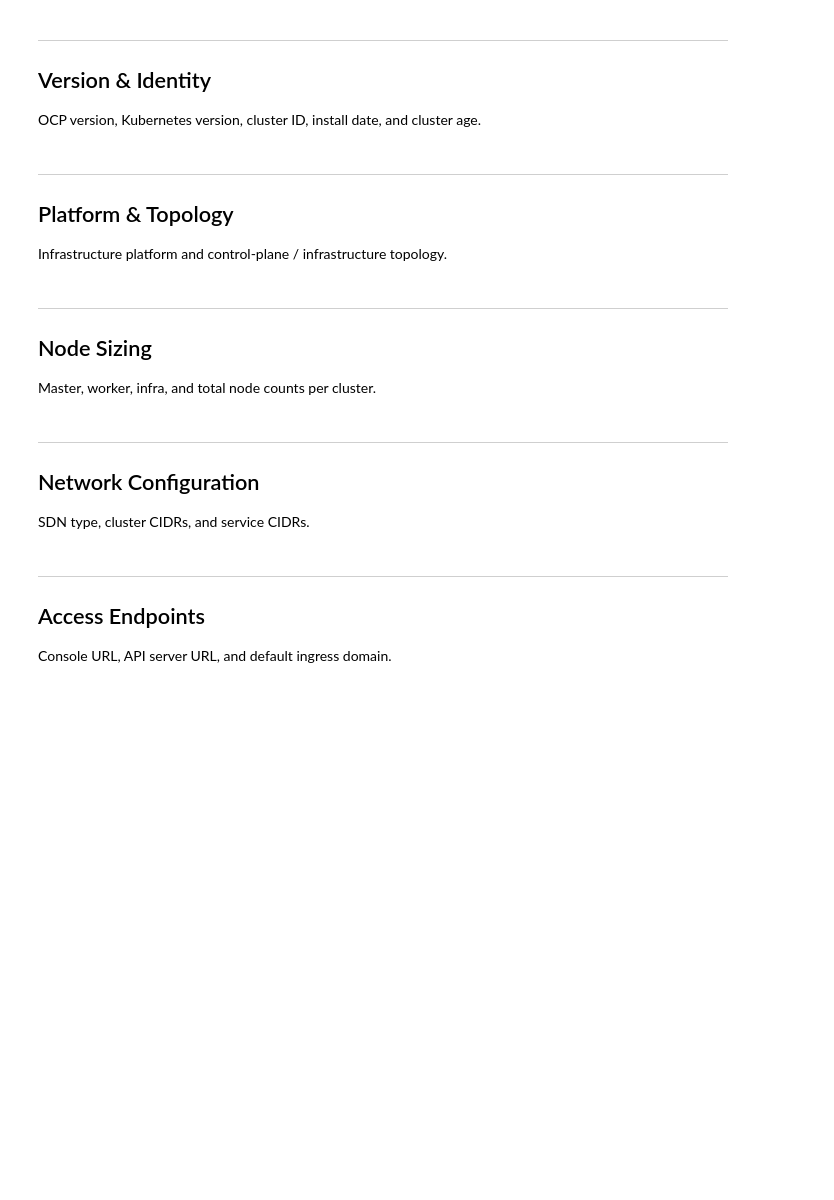
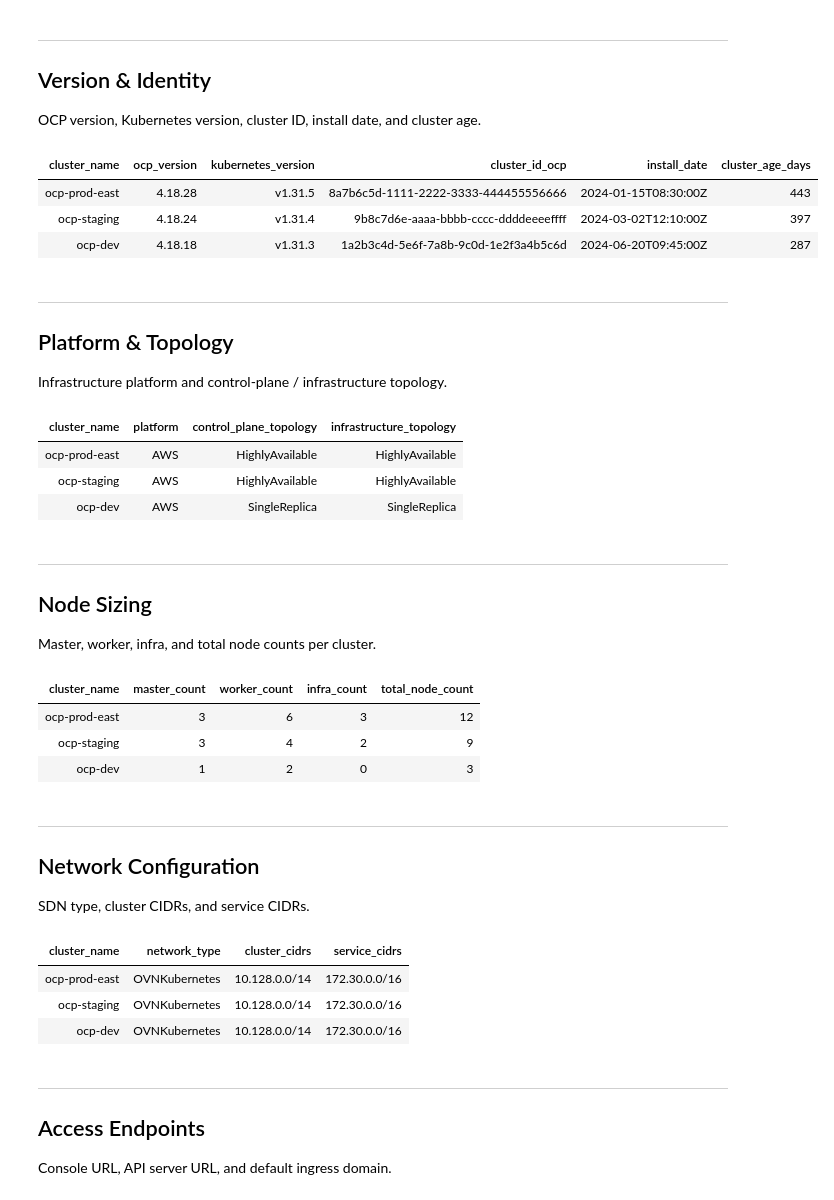
Before and after one commit to stuartshay/openshift-csv-exporter, a Jupyter notebook: notebook/cluster-overview.ipynb, the cells around one changed output. Drawn from its saved outputs; the diff is of its cells as text; code cells hidden in the pictures; blank space fills up the shorter version.

```diff
--- a/notebook/cluster-overview.ipynb
+++ b/notebook/cluster-overview.ipynb
@@ -48,18 +98,23 @@ OCP version, Kubernetes version, cluster ID, install date, and cluster age.
 # %%
 df_version = pd.read_sql(
     session.query(
         Cluster.cluster_name,
         ClusterOverview.ocp_version,
         ClusterOverview.kubernetes_version,
         ClusterOverview.cluster_id_ocp,
         ClusterOverview.install_date,
         ClusterOverview.cluster_age_days,
     )
     .join(Cluster, ClusterOverview.cluster_id == Cluster.id)
     .statement,
     engine,
 )
-df_version
+style_table(df_version)
+# %% [output]
+| cluster_name | ocp_version | kubernetes_version | cluster_id_ocp | install_date | cluster_age_days |
+| ocp-prod-east | 4.18.28 | v1.31.5 | 8a7b6c5d-1111-2222-3333-444455556666 | 2024-01-15T08:30:00Z | 443 |
+| ocp-staging | 4.18.24 | v1.31.4 | 9b8c7d6e-aaaa-bbbb-cccc-ddddeeeeffff | 2024-03-02T12:10:00Z | 397 |
+| ocp-dev | 4.18.18 | v1.31.3 | 1a2b3c4d-5e6f-7a8b-9c0d-1e2f3a4b5c6d | 2024-06-20T09:45:00Z | 287 |
 # %% [markdown]
 ---
 ## Platform & Topology
@@ -77,7 +132,12 @@ df_platform = pd.read_sql(
     .statement,
     engine,
 )
-df_platform
+style_table(df_platform)
+# %% [output]
+| cluster_name | platform | control_plane_topology | infrastructure_topology |
+| ocp-prod-east | AWS | HighlyAvailable | HighlyAvailable |
+| ocp-staging | AWS | HighlyAvailable | HighlyAvailable |
+| ocp-dev | AWS | SingleReplica | SingleReplica |
 # %% [markdown]
 ---
 ## Node Sizing
@@ -96,7 +156,12 @@ df_nodes = pd.read_sql(
     .statement,
     engine,
 )
-df_nodes
+style_table(df_nodes)
+# %% [output]
+| cluster_name | master_count | worker_count | infra_count | total_node_count |
+| ocp-prod-east | 3 | 6 | 3 | 12 |
+| ocp-staging | 3 | 4 | 2 | 9 |
+| ocp-dev | 1 | 2 | 0 | 3 |
 # %% [markdown]
 ---
 ## Network Configuration
@@ -114,7 +179,12 @@ df_network = pd.read_sql(
     .statement,
     engine,
 )
-df_network
+style_table(df_network)
+# %% [output]
+| cluster_name | network_type | cluster_cidrs | service_cidrs |
+| ocp-prod-east | OVNKubernetes | 10.128.0.0/14 | 172.30.0.0/16 |
+| ocp-staging | OVNKubernetes | 10.128.0.0/14 | 172.30.0.0/16 |
+| ocp-dev | OVNKubernetes | 10.128.0.0/14 | 172.30.0.0/16 |
 # %% [markdown]
 ---
 ## Access Endpoints
```
Also changed, not shown: parts of 7 cells of this notebook, 30 other files.
